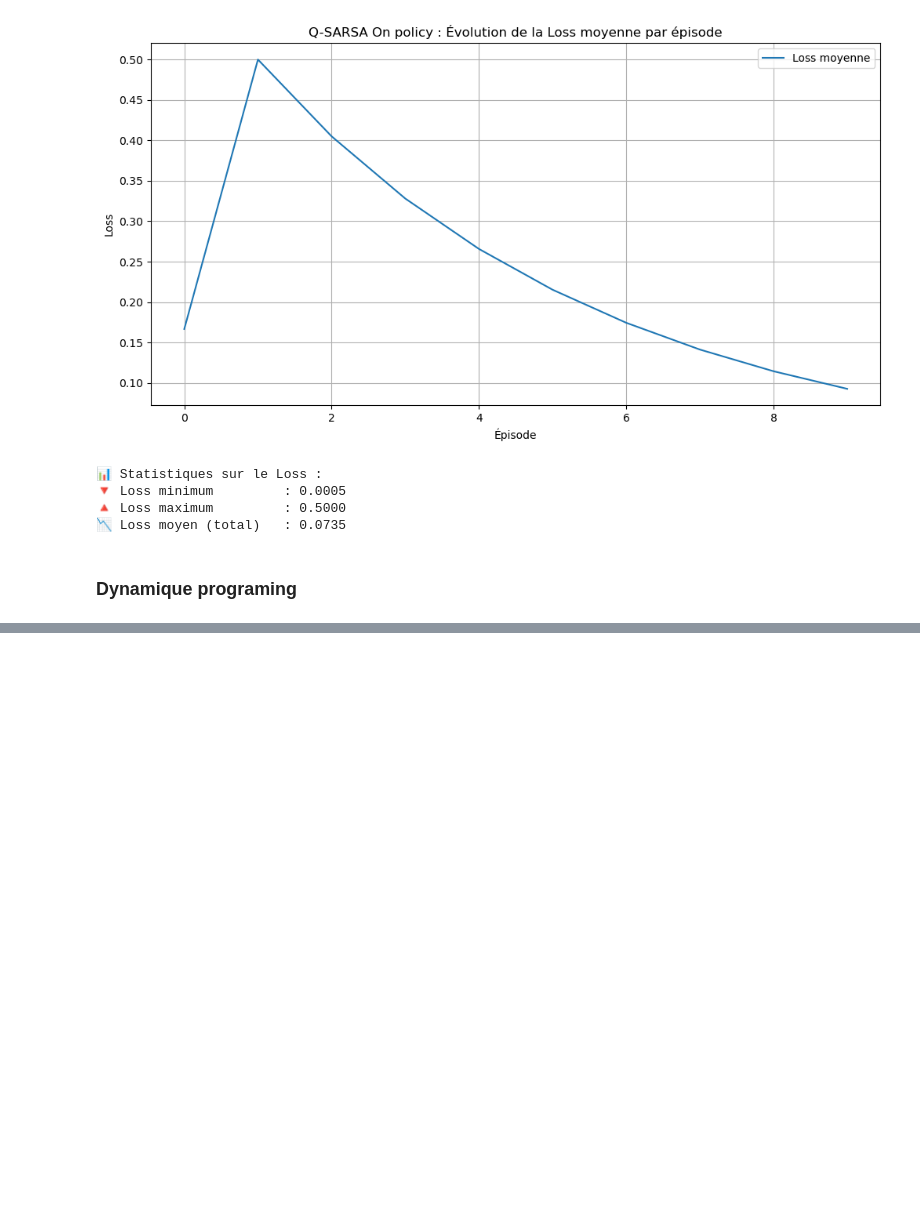
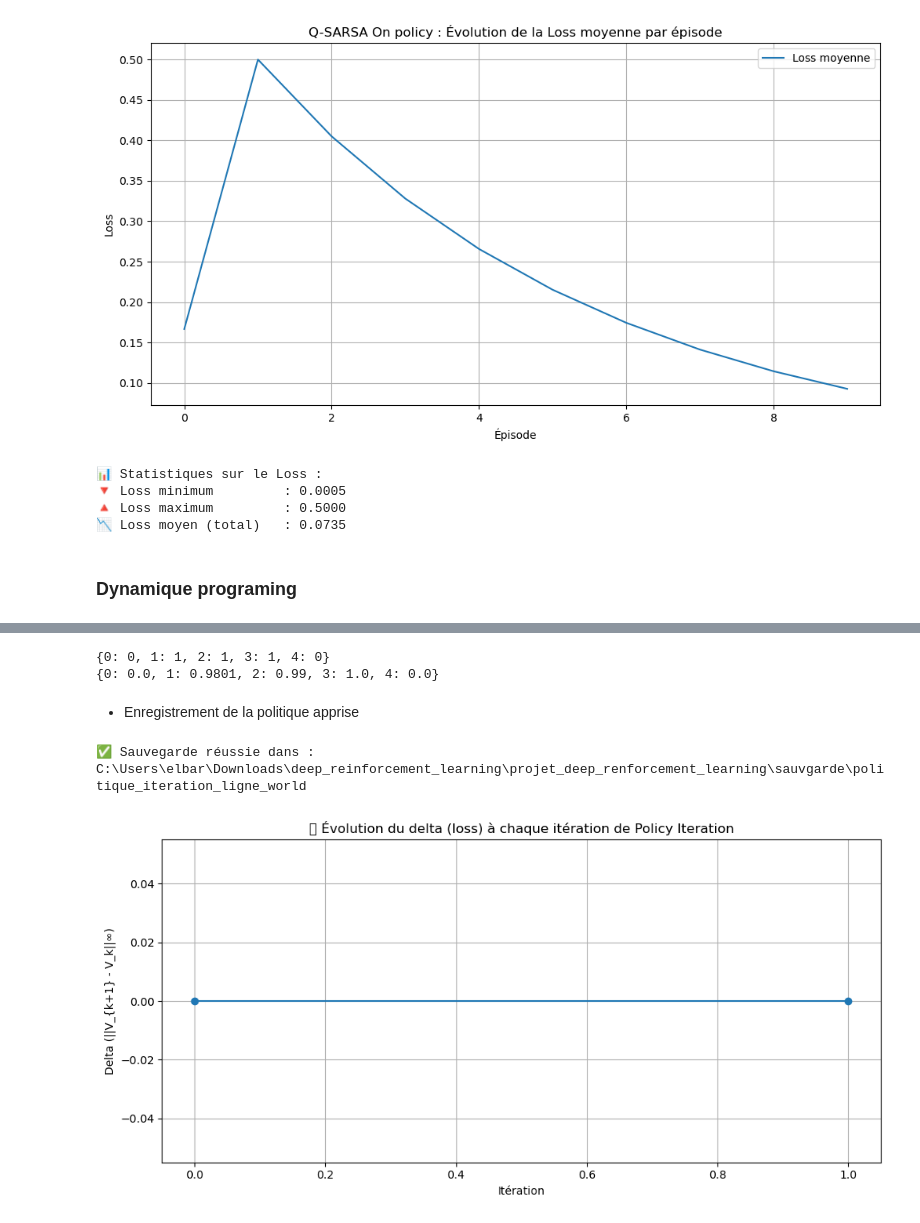
Before and after one commit to manelleha/deep_reinforcement_learning, a Jupyter notebook: projet_deep_renforcement_learning/notebooks/test_line_world.ipynb, the cells around one changed output, grey strips where cells are left out. Cells and saved outputs as stored; diff of their text form; code cells hidden in the pictures; blank space fills up the shorter version.

```diff
--- a/projet_deep_renforcement_learning/notebooks/test_line_world.ipynb
+++ b/projet_deep_renforcement_learning/notebooks/test_line_world.ipynb
@@ -796,0 +804,11 @@ print(f"📉 Loss moyen (total)   : {np.mean(historique_loss):.4f}")
+# %%
+# Delta mesure la plus grande variation des valeurs V(s) entre deux itérations consécutives.
+
+policy, V, df_v, historique_loss = policy_iteration_dp(
+        etats=etats,
+        actions=actions,
+        p=p,
+        recompenses=recompenses,
+        etats_terminaux=etats_terminaux,
+        verbose=True
+    )
@@ -796,0 +837,8 @@ print(f"📉 Loss moyen (total)   : {np.mean(historique_loss):.4f}")
+# %%
+print(policy)
+print(V)
+# %% [output]
+{0: 0, 1: 1, 2: 1, 3: 1, 4: 0}
+{0: 0.0, 1: 0.9801, 2: 0.99, 3: 1.0, 4: 0.0}
+# %% [markdown]
+- Enregistrement de la politique apprise
@@ -796,0 +851,19 @@ print(f"📉 Loss moyen (total)   : {np.mean(historique_loss):.4f}")
+# %%
+chemin_sauvegarde = r"C:\Users\elbar\Downloads\deep_reinforcement_learning\projet_deep_renforcement_learning\sauvgarde\politique_iteration_ligne_world"
+
+sauvegarder_resultats(Q, policy, value_function, chemin_sauvegarde)
+# %% [output]
+✅ Sauvegarde réussie dans : C:\Users\elbar\Downloads\deep_reinforcement_learning\projet_deep_renforcement_learning\sauvgarde\politique_iteration_ligne_world
+# %%
+import matplotlib.pyplot as plt
+
+plt.figure(figsize=(10, 5))
+plt.plot(historique_loss, marker='o')
+plt.title("📉 Évolution du delta (loss) à chaque itération de Policy Iteration")
+plt.xlabel("Itération")
+plt.ylabel("Delta (||V_{k+1} - V_k||∞)")
+plt.grid(True)
+plt.tight_layout()
+plt.show()
+# %% [output]
+[figure, added]
```
Also changed, not shown: parts of 16 cells of this notebook, 23 other files.
